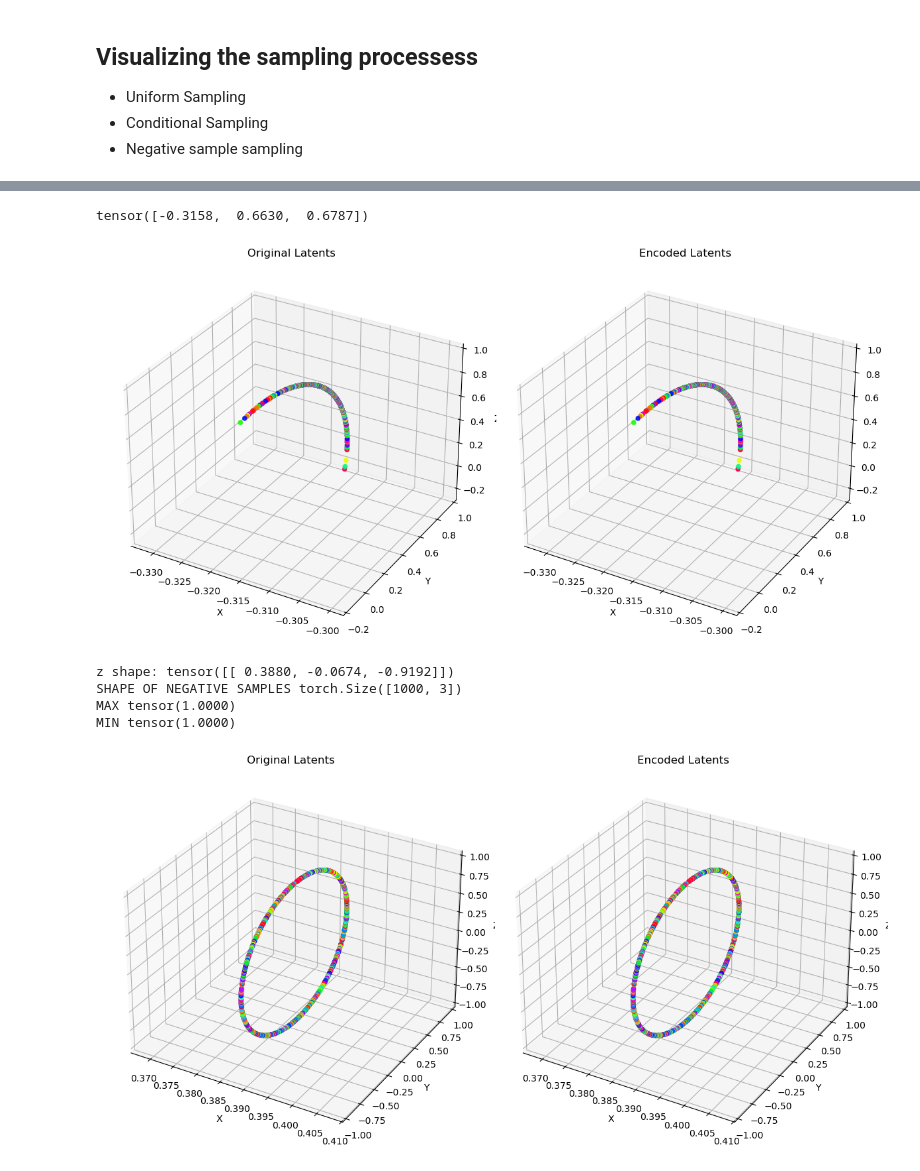
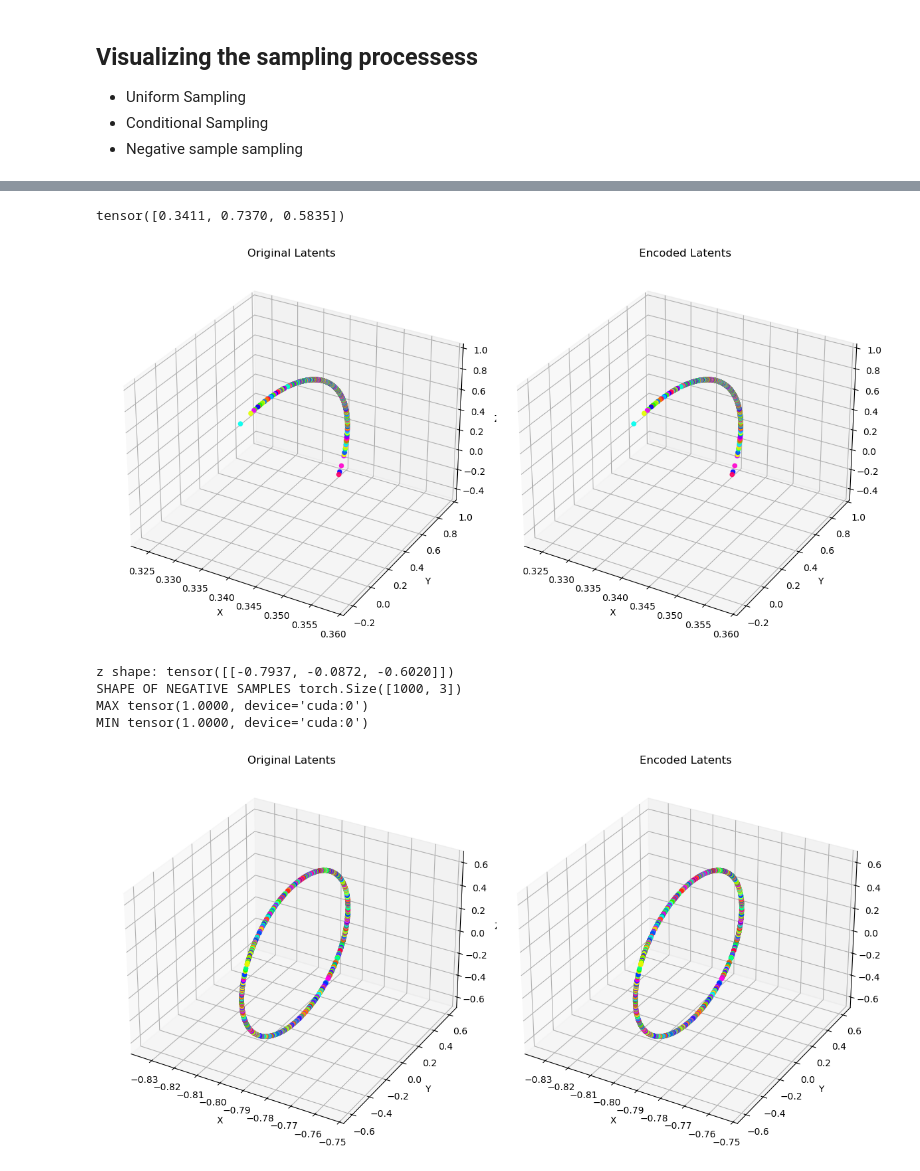
Before and after one commit to BosonicJustin/CLTheory, a Jupyter notebook: Diversity Condition Violated Correct Model.ipynb, the cells around one changed output, grey strips where cells are left out. Saved outputs shown, nothing was run; the diff lists cells and outputs as text; code cells hidden in the pictures.

```diff
--- a/Diversity Condition Violated Correct Model.ipynb
+++ b/Diversity Condition Violated Correct Model.ipynb
@@ -161,7 +172,7 @@ visualize_spheres_side_by_side(plt, s, s)
 # %%
 ## Visualizing similar sample sampling
 
-z = sample_uniform_fixed(1).squeeze(0)
+z = full_sphere.uniform(1).squeeze(0)
 
 print(z)
 
@@ -175,25 +186,25 @@ z_aug = torch.cat((u.expand(1000, 1), aug_samples_v), dim=-1)
 
 visualize_spheres_side_by_side(plt, z_aug, z_aug)
 # %% [output]
-tensor([-0.3158,  0.6630,  0.6787])
+tensor([0.3411, 0.7370, 0.5835])
-[figure, old version]
+[figure, new version]
 # %%
 ## Visualizing the negative sample sampling
 
-z = sample_uniform_fixed(1)
+z = full_sphere.uniform(1)
 
 print("z shape:", z)
 
 negative_samples = sample_negative_samples(z, 1000).squeeze(0)
 
 print('SHAPE OF NEGATIVE SAMPLES', negative_samples.shape)
 print("MAX", (negative_samples ** 2).sum(dim=1).max())
 print("MIN", (negative_samples ** 2).sum(dim=1).min())
 
 visualize_spheres_side_by_side(plt, negative_samples, negative_samples)
 # %% [output]
-z shape: tensor([[ 0.3880, -0.0674, -0.9192]])
+z shape: tensor([[-0.7937, -0.0872, -0.6020]])
 SHAPE OF NEGATIVE SAMPLES torch.Size([1000, 3])
-MAX tensor(1.0000)
-MIN tensor(1.0000)
+MAX tensor(1.0000, device='cuda:0')
+MIN tensor(1.0000, device='cuda:0')
-[figure, old version]
+[figure, new version]
```
Also changed, not shown: parts of 7 cells of this notebook, 7 other files.
